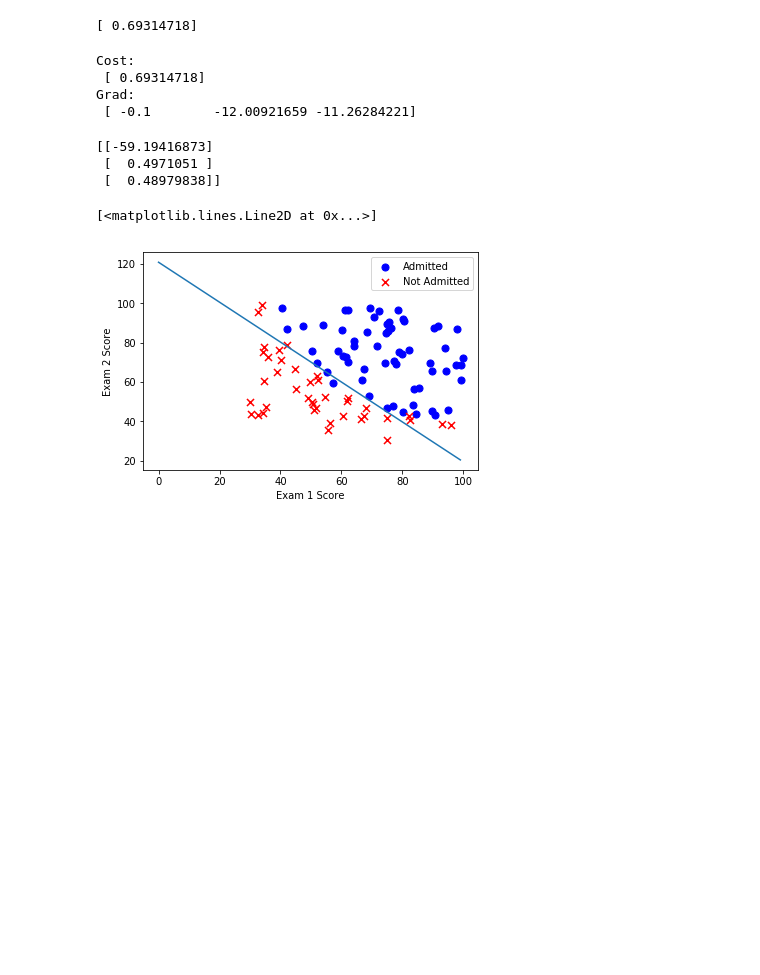
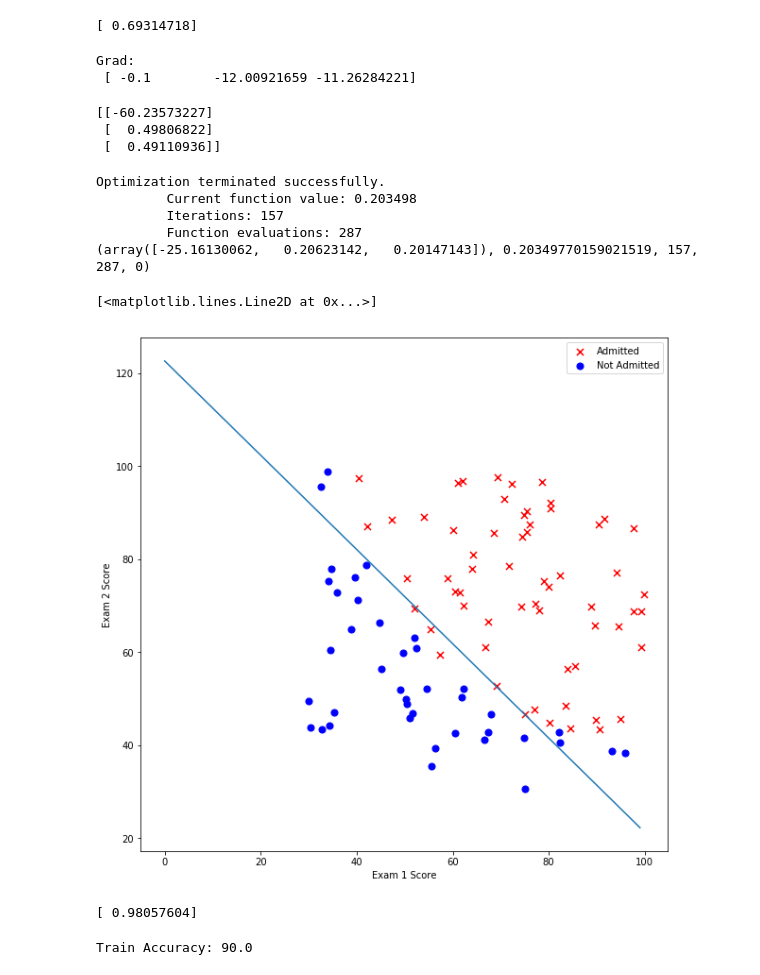
Before and after one commit to DhalAmaresh/MachineLearning-Coursera, a Jupyter notebook: LogisticRegression-Ex3/LogisticRegression.ipynb, the cells around one changed output. Saved outputs shown, nothing was run; the diff lists cells and outputs as text; code cells hidden in the pictures; blank space fills up the shorter version.

```diff
--- a/LogisticRegression-Ex3/LogisticRegression.ipynb
+++ b/LogisticRegression-Ex3/LogisticRegression.ipynb
@@ -60,14 +63,13 @@ print(cost)
 # %% [output]
 [ 0.69314718]
 # %%
-def gradientDescent(x,y,Theta,num_iters=1000000):
+def gradientDescent(x,y,Theta,num_iters=2000000):
     alpha=0.01
     m = y.size
     J_history = np.zeros(num_iters)
     for iter in  np.arange(num_iters):
         h = sigmoid(np.dot(X,Theta))
         Theta = Theta - alpha*(1/m)* (x.T.dot(h-y))
-        #print(Theta)
         J_history[iter]= costFunction(Theta,x,y)
     return Theta, J_history
 
@@ -78,18 +80,24 @@ def gradient(theta, X, y):
     return(grad.flatten())
 
 grad = gradient(initial_theta, X, y)
-print('Cost: \n', cost)
 print('Grad: \n', grad)
 # %% [output]
-Cost:
- [ 0.69314718]
 Grad:
  [ -0.1        -12.00921659 -11.26284221]
 # %%
 NewTheta ,Cost_J = gradientDescent(X, y,initial_theta)
 print(NewTheta)
-#print(Cost_J)
 # %% [output]
-[[-59.19416873]
- [  0.4971051 ]
- [  0.48979838]]
+[[-60.23573227]
+ [  0.49806822]
+ [  0.49110936]]
+# %%
+from scipy import optimize
+result = optimize.fmin(costFunction, x0=initial_theta, args=(X, y), maxiter=400, full_output=True)
+print(result)
+# %% [output]
+Optimization terminated successfully.
+         Current function value: 0.203498
+         Iterations: 157
+         Function evaluations: 287
+(array([-25.16130062,   0.20623142,   0.20147143]), 0.20349770159021519, 157, 287, 0)
@@ -96,17 +106,18 @@ print(NewTheta)
 # %%
 xx = np.arange(100, 100)
 lineplot = [(-NewTheta[0]-NewTheta[1]*x)/NewTheta[2] for x in range(100)]
-
-
-fig, ax = plt.subplots()
-
-ax.scatter(positive['exam1'], positive['exam2'], s=50, c='b', marker='o', label='Admitted')
-ax.scatter(negative['exam1'], negative['exam2'], s=50, c='r', marker='x', label='Not Admitted')
+fig, ax = plt.subplots(figsize=(10,10))
+ax.scatter(positive['exam1'], positive['exam2'], s=50, c='r', marker='x', label='Admitted')
+ax.scatter(negative['exam1'], negative['exam2'], s=50, c='b', marker='o', label='Not Admitted')
 ax.legend()
 #plt.plot(xx,fit,c='b')
 ax.set_xlabel('Exam 1 Score')
 ax.set_ylabel('Exam 2 Score')
 plt.plot(lineplot)
 # %% [output]
 [<matplotlib.lines.Line2D at 0x...>]
-[figure, old version]
+[figure, new version]
+# %%
+print(h(np.array([1, 45.,85.]),NewTheta))
+# %% [output]
+[ 0.98057604]
@@ -112,0 +137,5 @@ plt.plot(lineplot)
+# %%
+p = predict(NewTheta, X)
+print('Train Accuracy:', (y[p == y].size / float(y.size)) * 100.0)
+# %% [output]
+Train Accuracy: 90.0
```
Also changed, not shown: parts of 4 cells of this notebook, 1 other file.
